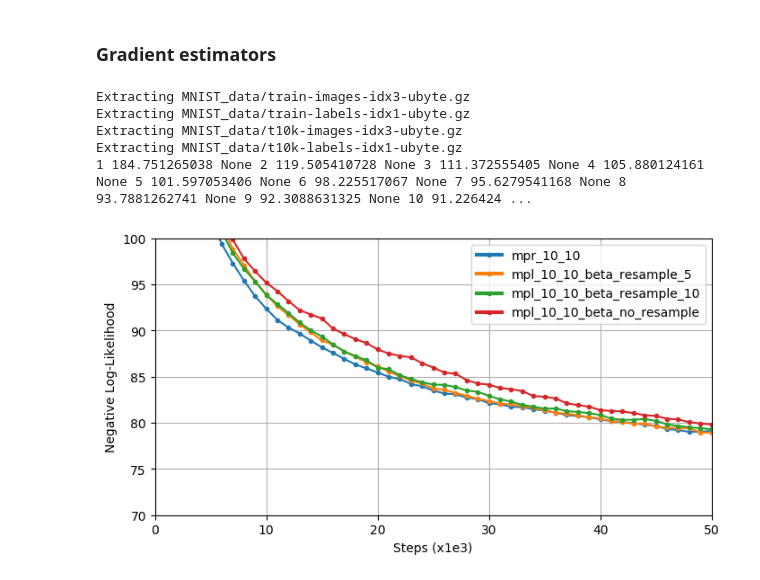
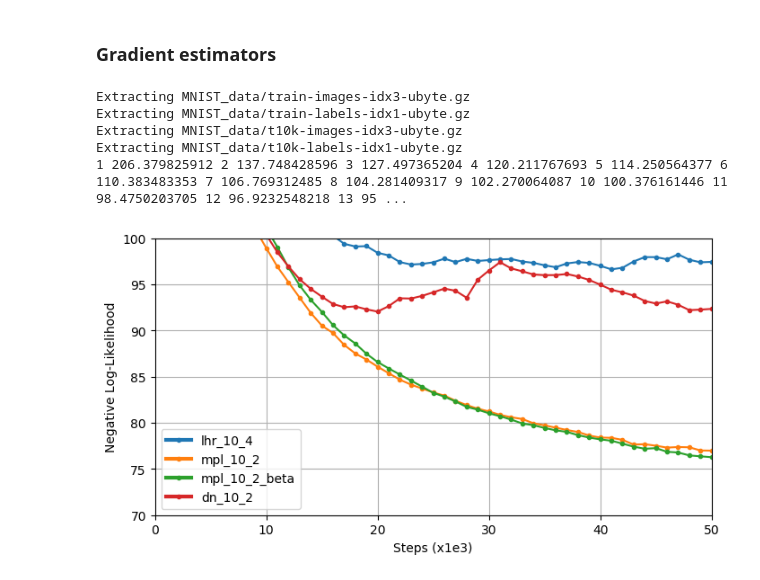
Before and after one commit to ethihsy/cc, a Jupyter notebook: gd_est.ipynb, the cells around one changed output. Drawn from its saved outputs; the diff is of its cells as text; code cells hidden in the pictures.

```diff
--- a/gd_est.ipynb
+++ b/gd_est.ipynb
@@ -52,7 +51,7 @@ def det_pass(inputs, layer, n=1):
 ### Parameters
 # %%
 batch_size = 10
-ns = 10
+ns = 2
 lr = 1e-3
 eps = 1e-7
 alpha = 0.9
@@ -64,16 +63,16 @@ nh = 100
 x = tf.placeholder(tf.float32, [None, 392])
 h = add_layer(x, "wxh", "bxh", 392, nh, tf.nn.sigmoid)
 sh = tf.stop_gradient(tf.reshape(Bernoulli(probs=h, dtype=tf.float32).sample(ns), [ns*batch_size, nh]))
-h2 = tf.reduce_mean(tf.reshape(add_layer(sh, "whh", "bhh", nh, nh, tf.nn.sigmoid), [ns, batch_size, nh]), 0)
-sh2 = tf.stop_gradient(tf.reshape(Bernoulli(probs=h2, dtype=tf.float32).sample(ns), [ns*batch_size, nh]))
+h2 = add_layer(sh, "whh", "bhh", nh, nh, tf.nn.sigmoid)
+sh2 = tf.stop_gradient(tf.reshape(Bernoulli(probs=h2, dtype=tf.float32).sample(ns), [ns*ns*batch_size, nh]))
 y = add_layer(sh2, "why", "bhy", nh, 392, tf.nn.sigmoid)
 y_ = tf.placeholder(tf.float32, [None, 392])
 
-yy = y*tf.tile(y_,[ns,1])+(1-y)*(1-tf.tile(y_,[ns,1]))
-y_expect = tf.reduce_mean(tf.reshape(yy, [ns, batch_size, 392]), 0)
+yy = y*tf.tile(y_,[ns**2,1])+(1-y)*(1-tf.tile(y_,[ns**2,1]))
+y_expect = tf.reduce_mean(tf.reshape(yy, [ns**2, batch_size, 392]), 0)
 
 nll = tf.reduce_mean(tf.reduce_sum(-tf.log(tf.clip_by_value(y_expect, eps, 1-eps)), 1))
-ls = tf.reduce_sum(yy/(tf.tile(-y_expect-eps, [ns,1])), 1, keep_dims=True)
+ls = tf.reduce_sum(yy/tf.tile(-y_expect-eps, [ns**2,1]), 1, keep_dims=True)
 
 #saver = tf.train.Saver()
 # %% [markdown]
@@ -212,41 +228,36 @@ def train(train_op):
 #        save_path = saver.save(sess, "model/model.ckpt")
     return ll, vv, batch_xs, batch_ys, res[1]
 # %%
-#train_op = ST_()
-train_op = gd_est(1, True)
+train_op = gd_est(2, linear=True, cf=False, sta=False, nn=5)
 result = train(train_op)
-mpr_10_10_3t_origin = result[0]
+dn_10_2 = result[0]
 # %% [output]
 Extracting MNIST_data/train-images-idx3-ubyte.gz
 Extracting MNIST_data/train-labels-idx1-ubyte.gz
 Extracting MNIST_data/t10k-images-idx3-ubyte.gz
 Extracting MNIST_data/t10k-labels-idx1-ubyte.gz
-1 184.751265038 None 2 119.505410728 None 3 111.372555405 None 4 105.880124161 None 5 101.597053406 None 6 98.225517067 None 7 95.6279541168 None 8 93.7881262741 None 9 92.3088631325 None 10 91.226424 ...
+1 206.379825912 2 137.748428596 3 127.497365204 4 120.211767693 5 114.250564377 6 110.383483353 7 106.769312485 8 104.281409317 9 102.270064087 10 100.376161446 11 98.4750203705 12 96.9232548218 13 95 ...
 # %%
 plt.style.use('default')
 fig, ax = plt.subplots(1,1, figsize=(8,4))
 plt.xlim(0, 50)
 plt.ylim(70,100)
 
-#plot_banded_error(lhr_10_1, "lhr_10_1")
-#plot_banded_error(lhr_10_10, "lhr_10_10")
+plot_banded_error(lhr_10_2, "lhr_10_4")
+plot_banded_error(mpl_10_2, "mpl_10_2")
+plot_banded_error(mpl_10_2_beta, "mpl_10_2_beta")
+plot_banded_error(dn_10_2, "dn_10_2")
+#plot_banded_error(mpr_10_2, "mpr_10_2")
 
-#plot_banded_error(mpl_10_1, "mpl_10_1")
-#plot_banded_error(mpl_10_1_beta, "mpl_10_1_beta")
-
-plot_banded_error(mpr_10_10_2t, "mpr_10_10")
-plot_banded_error(mpl_10_10_beta, "mpl_10_10_beta_resample_5")
-plot_banded_error(mpr_10_10_beta_resample, "mpl_10_10_beta_resample_10")
-plot_banded_error(mpr_10_10_beta_no_resample, "mpl_10_10_beta_no_resample")
 
 fatlegend(ax)
 plt.ylabel("Negative Log-Likelihood")
 plt.xlabel("Steps (x1e3)")
 ax.grid(True)
 plt.show()
 #fig.savefig('foo.png')
 # %% [output]
-[figure, old version]
+[figure, new version]
 # %%
 fig, ax = plt.subplots(1,2, figsize=(16,8))
 up = np.concatenate([j for j in [np.reshape(i,[14,28]) for i in result[1]]], 1)
```
Also changed, not shown: parts of 4 cells of this notebook.
